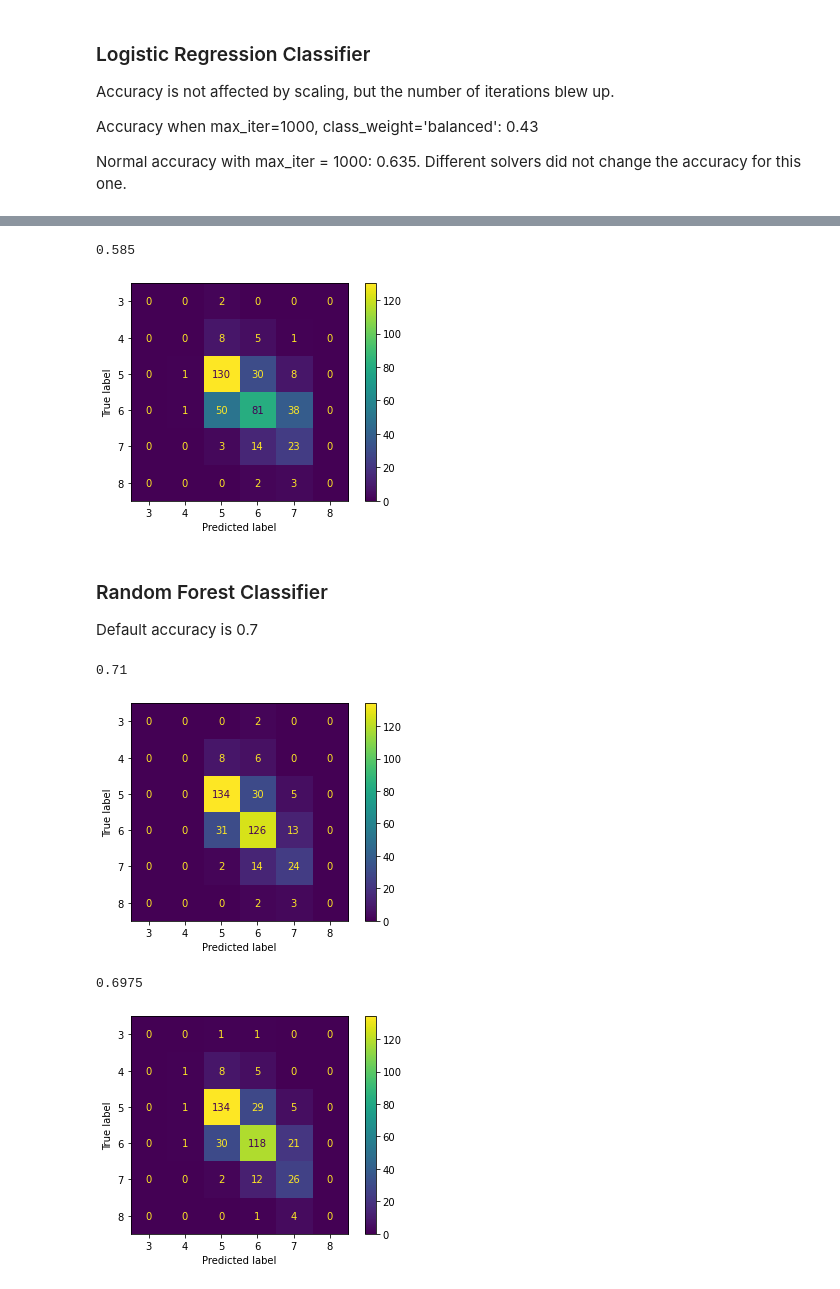
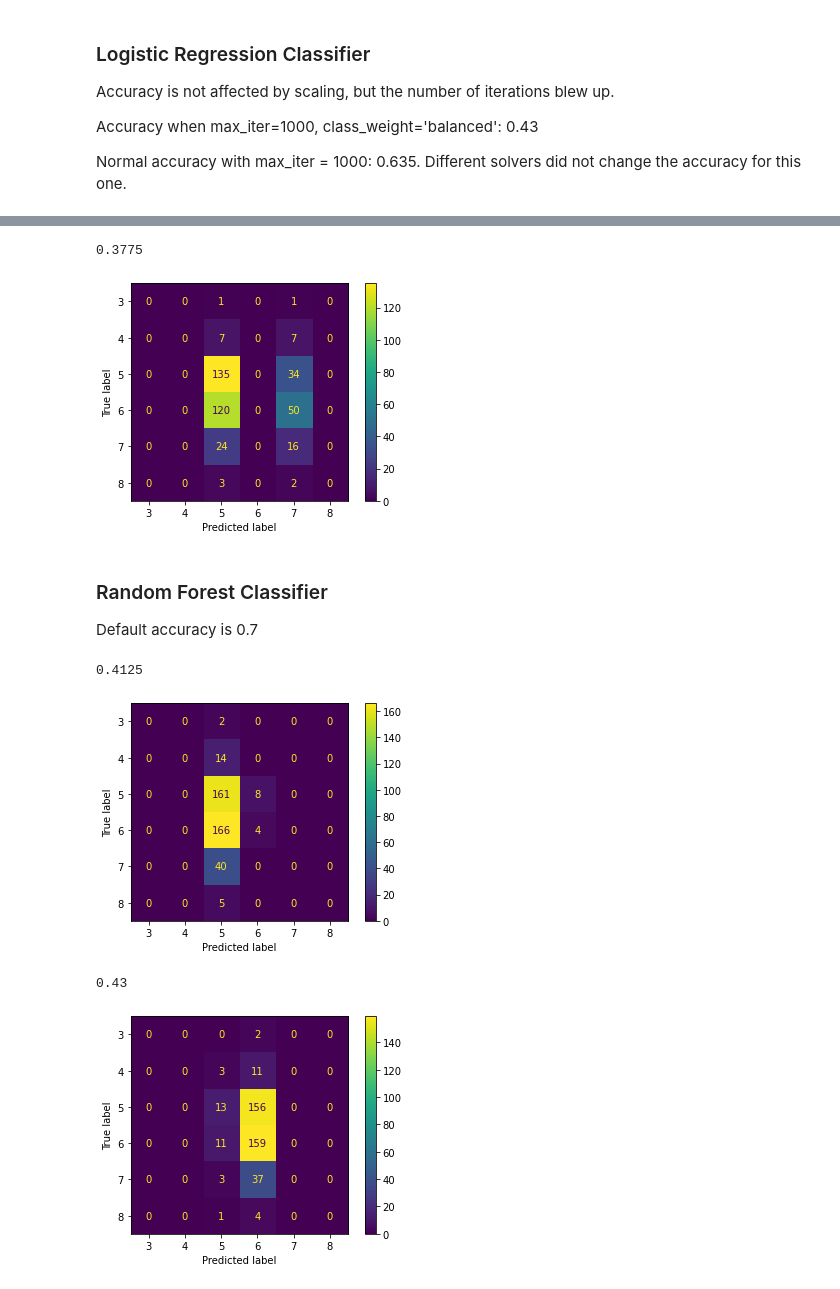
Before and after one commit to eliyanovva/wine-dataset-analysis, a Jupyter notebook: Models.ipynb, the cells around one changed output, grey strips where cells are left out. Drawn from its saved outputs; the diff is of its cells as text; code cells hidden in the pictures.

```diff
--- a/Models.ipynb
+++ b/Models.ipynb
@@ -229,8 +342,4 @@ We begin by resplitting and standardising our data.
 # %%
-X_train,X_test,ytrain,ytest = train_test_split(df,y,random_state =0)
-scaler = StandardScaler()
-X_train = scaler.fit_transform(X_train)
-X_test = scaler.transform(X_test)
 plt.hist(ytrain, bins=6)
 plt.xlabel('Wine Quality')
 plt.title('Histogram of the Training Set')
@@ -248,7 +357,7 @@ To fix that, we tried ovarsampling in a bit more catious manner, by doubling cla
 # %%
 # Oversampling of the training data
 ros = RandomOverSampler(sampling_strategy={3:16, 4:80, 7:300, 8:26})
-X_train_ros, ytrain_ros = ros.fit_resample(X_train, ytrain)
+X_train_ros, ytrain_ros = ros.fit_resample(std_filtered_Xtrain, ytrain)
 
 plt.hist(ytrain_ros, bins=6)
 plt.xlabel('Wine Quality')
@@ -268,8 +377,8 @@ Normal accuracy with max_iter = 1000: 0.635. Different solvers did not change th
 # Logistic Regression without oversampling
 
 classifier = LogisticRegression(max_iter=1000, multi_class='multinomial')
-classifier.fit(X_train, ytrain)
-predicted = classifier.predict(X_test)
-print(classifier.score(X_test, ytest))
+classifier.fit(std_filtered_Xtrain, ytrain)
+predicted = classifier.predict(filtered_Xtest)
+print(classifier.score(filtered_Xtest, ytest))
 disp = metrics.ConfusionMatrixDisplay.from_predictions(ytest, predicted)
 # %% [output]
@@ -278,12 +387,12 @@ disp = metrics.ConfusionMatrixDisplay.from_predictions(ytest, predicted)
 # %%
 # Logistic regression with oversampling
 classifier.fit(X_train_ros, ytrain_ros)
-predicted = classifier.predict(X_test)
-print(classifier.score(X_test, ytest))
+predicted = classifier.predict(filtered_Xtest)
+print(classifier.score(filtered_Xtest, ytest))
 disp = metrics.ConfusionMatrixDisplay.from_predictions(ytest, predicted)
 # %% [output]
-0.585
+0.3775
-[figure, old version]
+[figure, new version]
 # %% [markdown]
 ### Random Forest Classifier
 
@@ -295,22 +404,22 @@ classifier = RandomForestClassifier(
     random_state = 0,
     oob_score = True
 )
-classifier.fit(X_train, ytrain)
-predicted = classifier.predict(X_test)
-print(classifier.score(X_test, ytest))
+classifier.fit(std_filtered_Xtrain, ytrain)
+predicted = classifier.predict(filtered_Xtest)
+print(classifier.score(filtered_Xtest, ytest))
 disp = metrics.ConfusionMatrixDisplay.from_predictions(ytest, predicted)
 # %% [output]
-0.71
+0.4125
-[figure, old version]
+[figure, new version]
 # %%
 # Random forest classifier with oversampling
 classifier.fit(X_train_ros, ytrain_ros)
-predicted = classifier.predict(X_test)
-print(classifier.score(X_test, ytest))
+predicted = classifier.predict(filtered_Xtest)
+print(classifier.score(filtered_Xtest, ytest))
 disp = metrics.ConfusionMatrixDisplay.from_predictions(ytest, predicted)
 # %% [output]
-0.6975
+0.43
-[figure, old version]
+[figure, new version]
 # %%
 # SVM without oversampling
 clf = svm.SVC(random_state=0)
```
Also changed, not shown: parts of 35 cells of this notebook.
